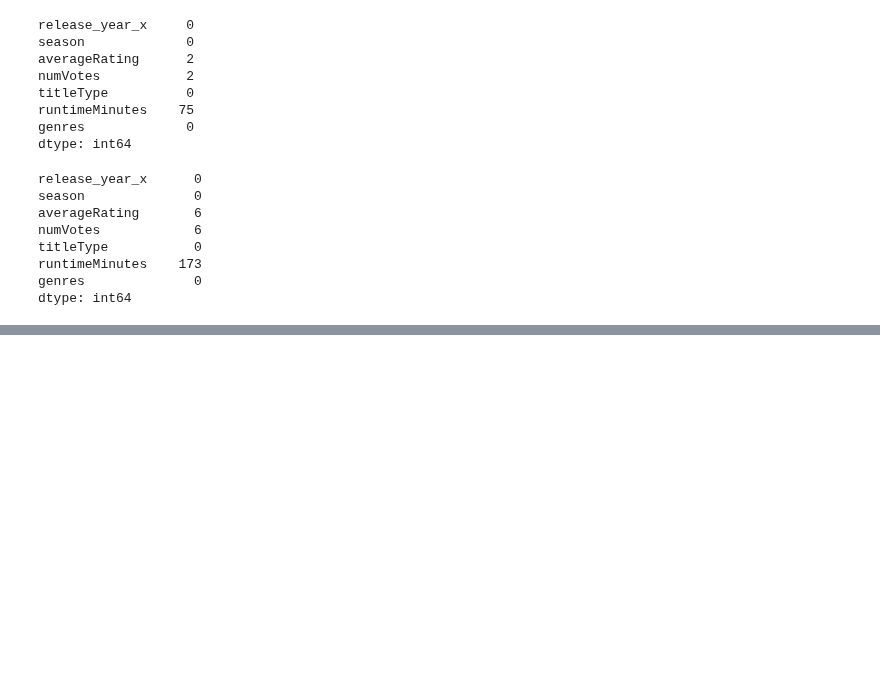
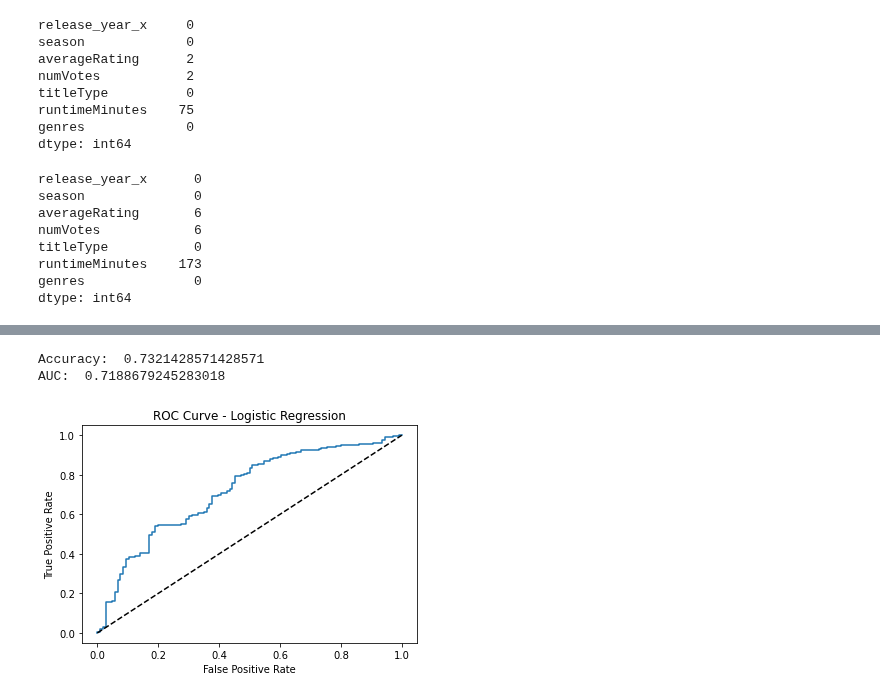
Before and after one commit to Joeyzect/Netflix_ALab_2022, a Jupyter notebook: notebooks/05-yen-CARTmodel-movies.ipynb, the cells around one changed output, grey strips where cells are left out. Saved outputs shown, nothing was run; the diff lists cells and outputs as text; code cells hidden in the pictures; blank space fills up the shorter version.

```diff
--- a/notebooks/05-yen-CARTmodel-movies.ipynb
+++ b/notebooks/05-yen-CARTmodel-movies.ipynb
@@ -314,6 +446,11 @@ tvShows_train_Y.drop(index = list(indexRowsToRemove_train.values), axis = 1, inp
 indexRowsToRemove_test = tvShows_test_X[(tvShows_test_X.genres.isna()) | (tvShows_test_X.season.isna())].index
 tvShows_test_X.drop(index = list(indexRowsToRemove_test.values), axis = 1, inplace = True)
 tvShows_test_Y.drop(index = list(indexRowsToRemove_test.values), axis = 1, inplace = True)
+# %%
+# clean seasons column of tvShows_train_X (some seasons have bits coming after the number)
+import re
+tvShows_train_X['season'] = [int((re.findall(r'\d+', i)[0])) for i in tvShows_train_X.season]
+tvShows_test_X['season'] = [int((re.findall(r'\d+', i)[0])) for i in tvShows_test_X.season]
 # %%
 tvShows_test_X.isna().sum()
 # %% [output]
@@ -393,0 +530,5 @@ ValueError: For a sparse output, all columns should be a numeric or convertible
+# %%
+# retrieve the best parameters and estimators returned by the grid search cross validation step
+gsLR_tvShows.best_params_
+gsLR_tvShows.best_score_
+best_lr_tvshows = gsLR_tvShows.best_estimator_
@@ -393,0 +568,27 @@ ValueError: For a sparse output, all columns should be a numeric or convertible
+# %%
+best_lr_tvshows.fit(tvShows_train_X, tvShows_train_Y)
+
+from sklearn.metrics import roc_auc_score, accuracy_score
+
+y_prob_pred = best_lr_tvshows.predict_proba(tvShows_test_X)[:,1]
+y_pred = best_lr_tvshows.predict(tvShows_test_X)
+
+print("Accuracy: ", accuracy_score(tvShows_test_Y, y_pred))
+print("AUC: ", roc_auc_score(tvShows_test_Y, y_prob_pred))
+
+#plot auc curve
+from sklearn.metrics import roc_curve
+import matplotlib.pyplot as plt
+
+fpr, tpr, thresholds = roc_curve(tvShows_test_Y, y_prob_pred)
+
+plt.plot(fpr, tpr)
+plt.plot([0, 1], [0, 1], 'k--')
+plt.xlabel('False Positive Rate')
+plt.ylabel('True Positive Rate')
+plt.title('ROC Curve - Logistic Regression')
+plt.show()
+# %% [output]
+Accuracy:  0.7321428571428571
+AUC:  0.7188679245283018
+[figure, added]
```
Also changed, not shown: parts of 19 cells of this notebook.
